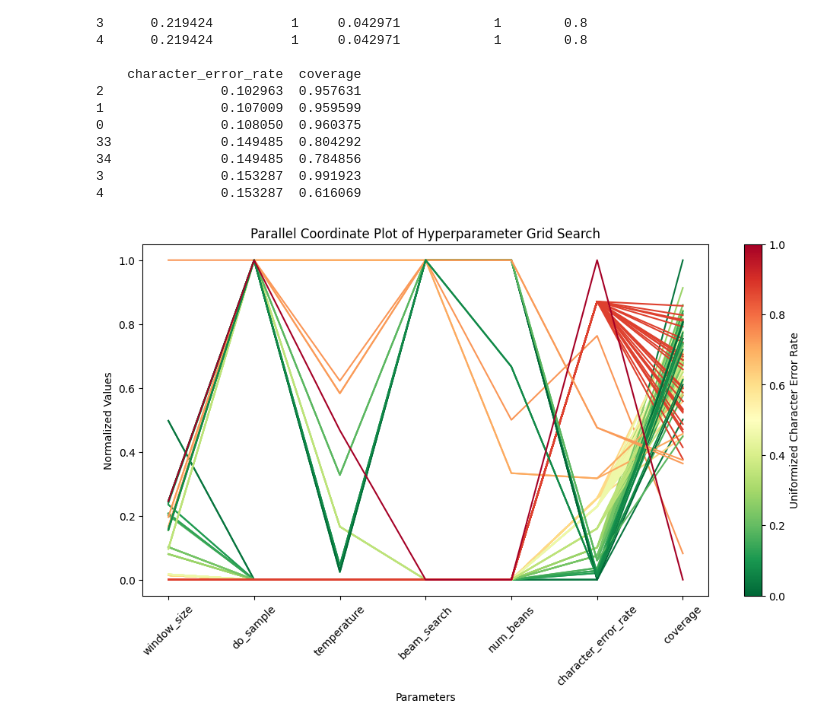
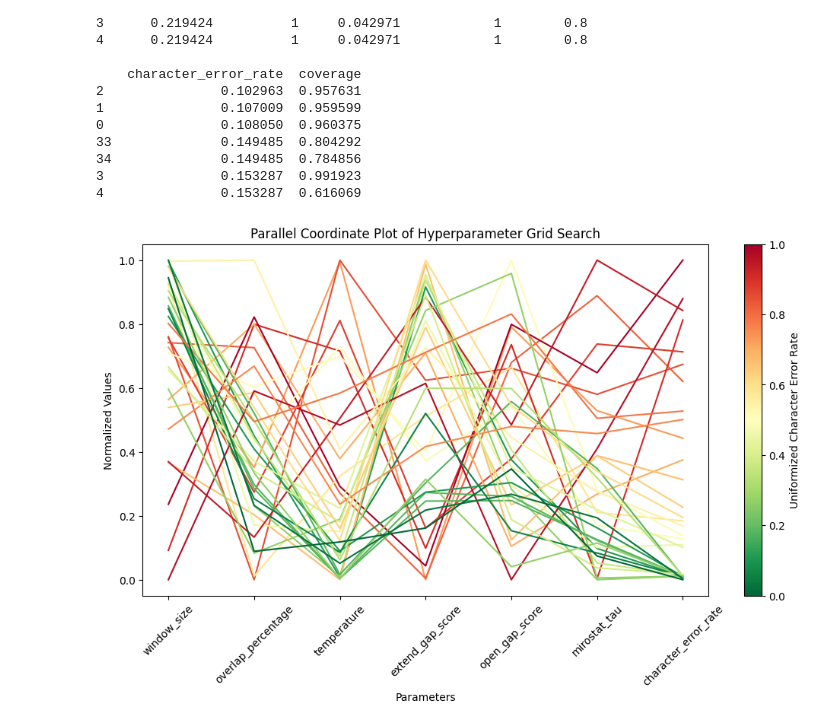
Before and after one commit to TurkuNLP/ocr-postcorrection-lm, a Jupyter notebook: alignment-and-gridsearch/evaluation_visualization.ipynb, the cells around one changed output. Saved outputs shown, nothing was run; the diff lists cells and outputs as text; code cells hidden in the pictures.

```diff
--- a/alignment-and-gridsearch/evaluation_visualization.ipynb
+++ b/alignment-and-gridsearch/evaluation_visualization.ipynb
@@ -106,12 +80,13 @@ import numpy as np
 # Sample data representing the hyperparameter grid search results
 data = {
     'window_size': window_size,
-    'do_sample': do_sample,
+    'overlap_percentage': overlap_percentage,
     'temperature': temperature,
-    'beam_search': beam_search,
-    'num_beams': num_beams,
-    'character_error_rate': wer,
-    'coverage': coverage_avg
+    'extend_gap_score': extend_gap_score,
+    'open_gap_score': open_gap_score,
+    'mirostat_tau': mirostat_tau,
+    'character_error_rate': cer,
+
 }
 
 '''print(len(window_size))
@@ -136,8 +111,8 @@ for column in df_normalized.columns:
         df_normalized[column] = (df_normalized[column] - df_normalized[column].min()) / (df_normalized[column].max() - df_normalized[column].min())
 
 # Define a function to convert boolean to int for plotting
-df_normalized['do_sample'] = df_normalized['do_sample'].astype(int)
-df_normalized['beam_search'] = df_normalized['beam_search'].astype(int)
+#df_normalized['do_sample'] = df_normalized['do_sample'].astype(int)
+#df_normalized['beam_search'] = df_normalized['beam_search'].astype(int)
 
 # Sort the DataFrame based on character error rate
 df_sorted = df_normalized.sort_values(by='character_error_rate')
@@ -217,12 +197,13 @@ import matplotlib.colors as mcolors
 # Sample data representing the hyperparameter grid search results
 data = {
     'window_size': window_size,
-    'do_sample': do_sample,
+    'overlap_percentage': overlap_percentage,
     'temperature': temperature,
-    'beam_search': beam_search,
-    'num_beans': num_beams,
-    'character_error_rate': wer,
-    'coverage': coverage_avg
+    'extend_gap_score': extend_gap_score,
+    'open_gap_score': open_gap_score,
+    'mirostat_tau': mirostat_tau,
+    'character_error_rate': cer,
+
 }
 
 
@@ -235,36 +216,36 @@ for column in df.columns:
         df[column] = (df[column] - df[column].min()) / (df[column].max() - df[column].min())
 
 # Define a function to convert boolean to int for plotting
-df_normalized['do_sample'] = df_normalized['do_sample'].astype(int)
-df_normalized['beam_search'] = df_normalized['beam_search'].astype(int)
+#df_normalized['do_sample'] = df_normalized['do_sample'].astype(int)
+#df_normalized['beam_search'] = df_normalized['beam_search'].astype(int)
 
 
 # Use QuantileTransformer to normalize the character error rate
 quantile_transformer = QuantileTransformer(output_distribution='uniform')
 df['character_error_rate_normalized'] = quantile_transformer.fit_transform(df[['character_error_rate']])
 
 # Determine the colors based on the normalized character error rate
 norm = plt.Normalize(df['character_error_rate_normalized'].min(), df['character_error_rate_normalized'].max())
 colors = plt.cm.RdYlGn_r(norm(df['character_error_rate_normalized']))
 
 # Create a new figure
 fig, ax = plt.subplots(figsize=(12, 6))
 
 # Plot the parallel coordinates
 for i in range(len(df)):
     ax.plot(df.columns[:-1], df.iloc[i, :-1], color=colors[i])
 
 # Add colorbar for reference
 sm = plt.cm.ScalarMappable(cmap='RdYlGn_r', norm=norm)
 sm.set_array([])
 fig.colorbar(sm, ax=ax, label='Uniformized Character Error Rate')
 
 # Label the axes
 plt.xticks(rotation=45)
 plt.title('Parallel Coordinate Plot of Hyperparameter Grid Search')
 plt.xlabel('Parameters')
 plt.ylabel('Normalized Values')
 
 plt.show()
 # %% [output]
-[figure, old version]
+[figure, new version]
```
Also changed, not shown: parts of 4 cells of this notebook, 3 other files.
